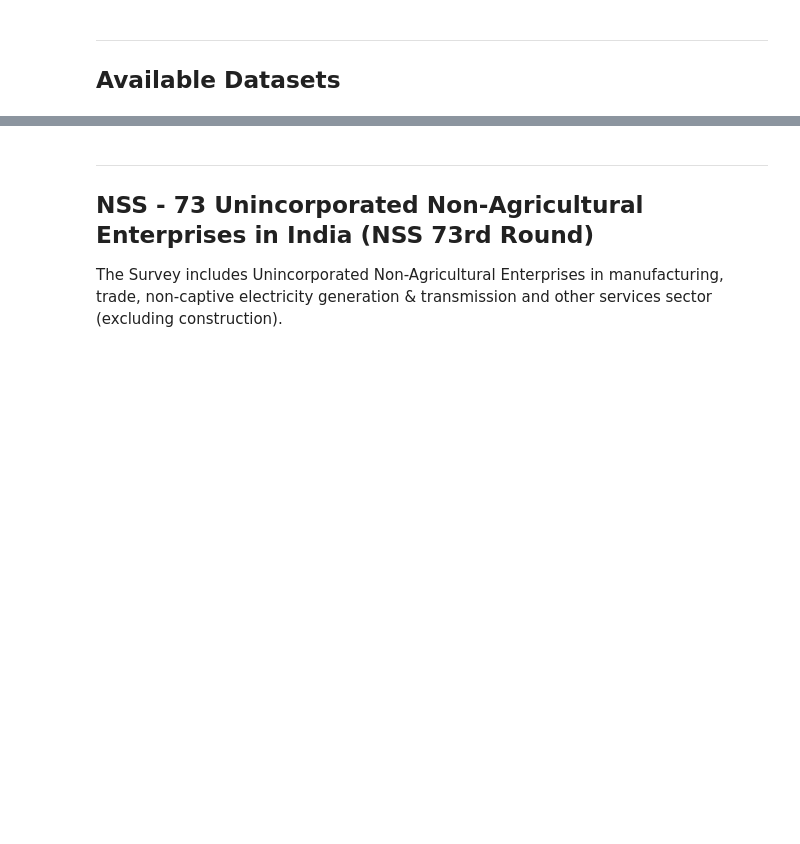
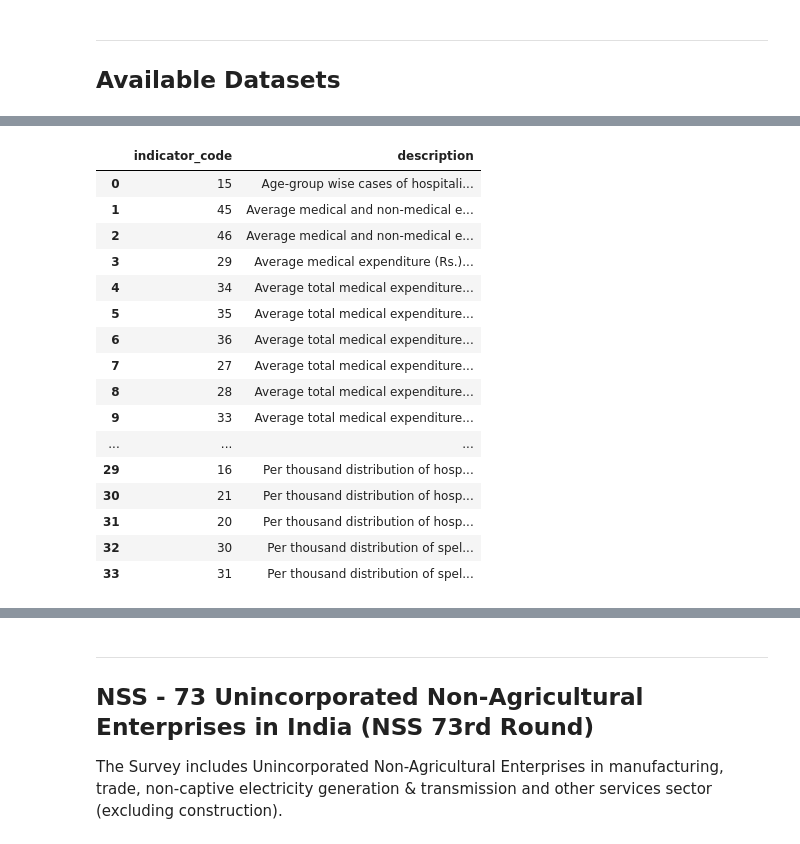
Before and after one commit to nso-india/mospi-esankhyiki, a Jupyter notebook: examples/esankhyiki_tutorial.ipynb, the cells around one changed output, grey strips where cells are left out. Drawn from its saved outputs; the diff is of its cells as text; code cells hidden in the pictures; blank space fills up the shorter version.

```diff
--- a/examples/esankhyiki_tutorial.ipynb
+++ b/examples/esankhyiki_tutorial.ipynb
@@ -37,0 +69,21 @@ esankhyiki.list_datasets(format="df")
+# %%
+# Indicators List for NSS-71 dataset
+esankhyiki.get_indicators("NSS71", format="df")
+# %% [output]
+|  | indicator_code | description |
+| 0 | 15 | Age-group wise cases of hospitali... |
+| 1 | 45 | Average medical and non-medical e... |
+| 2 | 46 | Average medical and non-medical e... |
+| 3 | 29 | Average medical expenditure (Rs.)... |
+| 4 | 34 | Average total medical expenditure... |
+| 5 | 35 | Average total medical expenditure... |
+| 6 | 36 | Average total medical expenditure... |
+| 7 | 27 | Average total medical expenditure... |
+| 8 | 28 | Average total medical expenditure... |
+| 9 | 33 | Average total medical expenditure... |
+| ... | ... | ... |
+| 29 | 16 | Per thousand distribution of hosp... |
+| 30 | 21 | Per thousand distribution of hosp... |
+| 31 | 20 | Per thousand distribution of hosp... |
+| 32 | 30 | Per thousand distribution of spel... |
+| 33 | 31 | Per thousand distribution of spel... |
```
Also changed, not shown: parts of 50 cells of this notebook, 15 other files.
